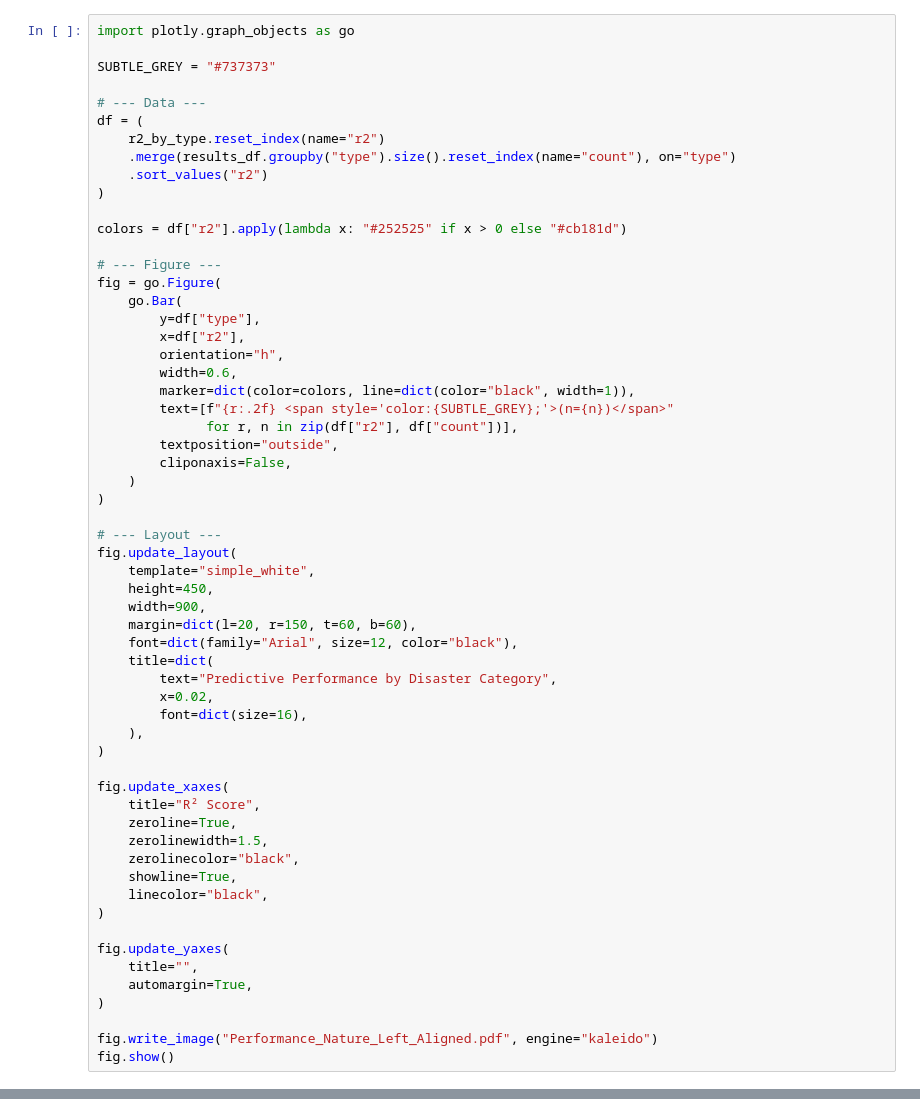
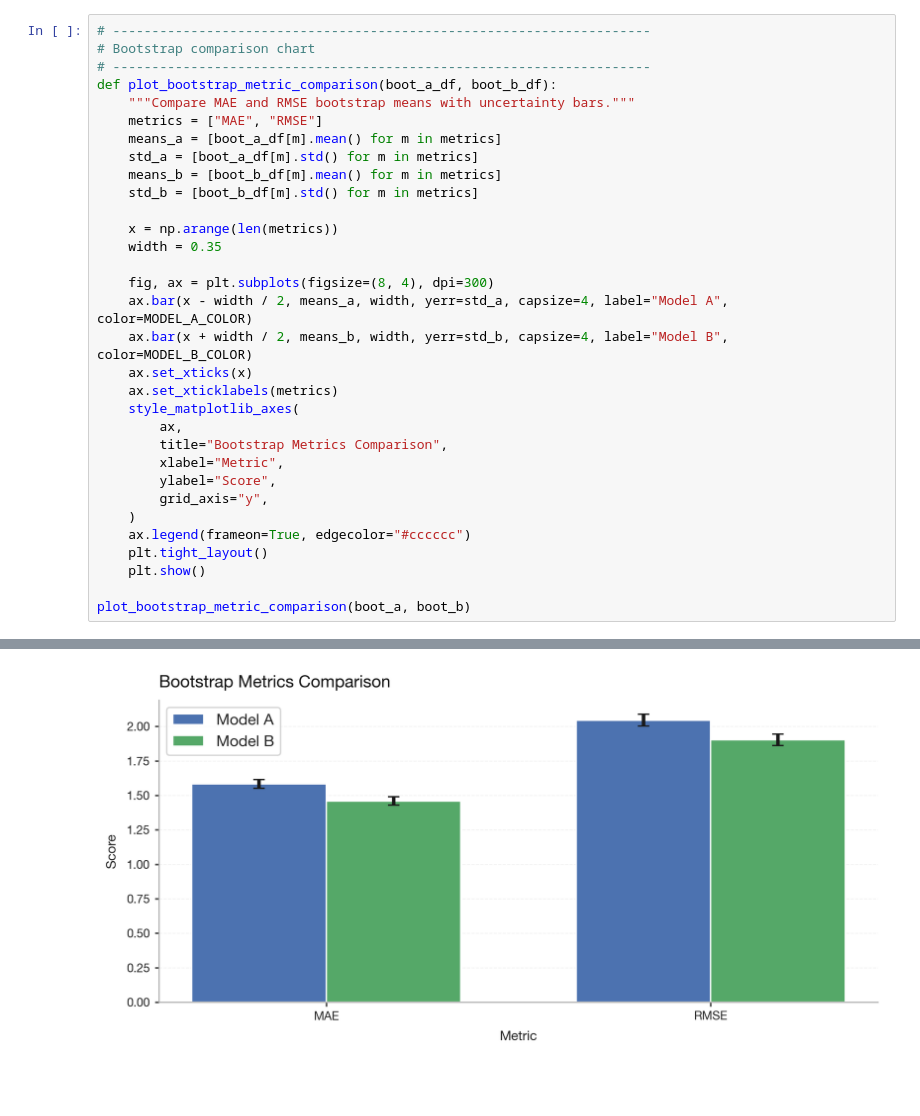
Before and after one commit to iamhaingo/migration-estimation, a Jupyter notebook: src/training_model_regression_xdgboost.ipynb, the cells around one changed output, grey strips where cells are left out. Drawn from its saved outputs; the diff is of its cells as text; blank space fills up the shorter version.

```diff
--- a/src/training_model_regression_xdgboost.ipynb
+++ b/src/training_model_regression_xdgboost.ipynb
@@ -396,60 +475,33 @@ plot_mae_rmse_bootstrap(boot_a, boot_b)
 # %%
-import plotly.graph_objects as go
+# ---------------------------------------------------------------------
+# Bootstrap comparison chart
+# ---------------------------------------------------------------------
+def plot_bootstrap_metric_comparison(boot_a_df, boot_b_df):
+    """Compare MAE and RMSE bootstrap means with uncertainty bars."""
+    metrics = ["MAE", "RMSE"]
+    means_a = [boot_a_df[m].mean() for m in metrics]
+    std_a = [boot_a_df[m].std() for m in metrics]
+    means_b = [boot_b_df[m].mean() for m in metrics]
+    std_b = [boot_b_df[m].std() for m in metrics]
 
-SUBTLE_GREY = "#737373"
+    x = np.arange(len(metrics))
+    width = 0.35
 
-# --- Data ---
-df = (
-    r2_by_type.reset_index(name="r2")
-    .merge(results_df.groupby("type").size().reset_index(name="count"), on="type")
-    .sort_values("r2")
-)
+    fig, ax = plt.subplots(figsize=(8, 4), dpi=300)
+    ax.bar(x - width / 2, means_a, width, yerr=std_a, capsize=4, label="Model A", color=MODEL_A_COLOR)
+    ax.bar(x + width / 2, means_b, width, yerr=std_b, capsize=4, label="Model B", color=MODEL_B_COLOR)
+    ax.set_xticks(x)
+    ax.set_xticklabels(metrics)
+    style_matplotlib_axes(
+        ax,
+        title="Bootstrap Metrics Comparison",
+        xlabel="Metric",
+        ylabel="Score",
+        grid_axis="y",
+    )
+    ax.legend(frameon=True, edgecolor="#cccccc")
+    plt.tight_layout()
+    plt.show()
 
-colors = df["r2"].apply(lambda x: "#252525" if x > 0 else "#cb181d")
-
-# --- Figure ---
-fig = go.Figure(
-    go.Bar(
-        y=df["type"],
-        x=df["r2"],
-        orientation="h",
-        width=0.6,
-        marker=dict(color=colors, line=dict(color="black", width=1)),
-        text=[f"{r:.2f} <span style='color:{SUBTLE_GREY};'>(n={n})</span>"
-              for r, n in zip(df["r2"], df["count"])],
-        textposition="outside",
-        cliponaxis=False,
-    )
-)
-
-# --- Layout ---
-fig.update_layout(
-    template="simple_white",
-    height=450,
-    width=900,
-    margin=dict(l=20, r=150, t=60, b=60),
-    font=dict(family="Arial", size=12, color="black"),
-    title=dict(
-        text="Predictive Performance by Disaster Category",
-        x=0.02,
-        font=dict(size=16),
-    ),
-)
-
-fig.update_xaxes(
-    title="R² Score",
-    zeroline=True,
-    zerolinewidth=1.5,
-    zerolinecolor="black",
-    showline=True,
-    linecolor="black",
-)
-
-fig.update_yaxes(
-    title="",
-    automargin=True,
-)
-
-fig.write_image("Performance_Nature_Left_Aligned.pdf", engine="kaleido")
-fig.show()
+plot_bootstrap_metric_comparison(boot_a, boot_b)
 # %% [output]
@@ -460 +508,2 @@ Kaleido will be the only supported engine at that time.
+[figure, added]
 # %%
```
Also changed, not shown: parts of 9 cells of this notebook.
